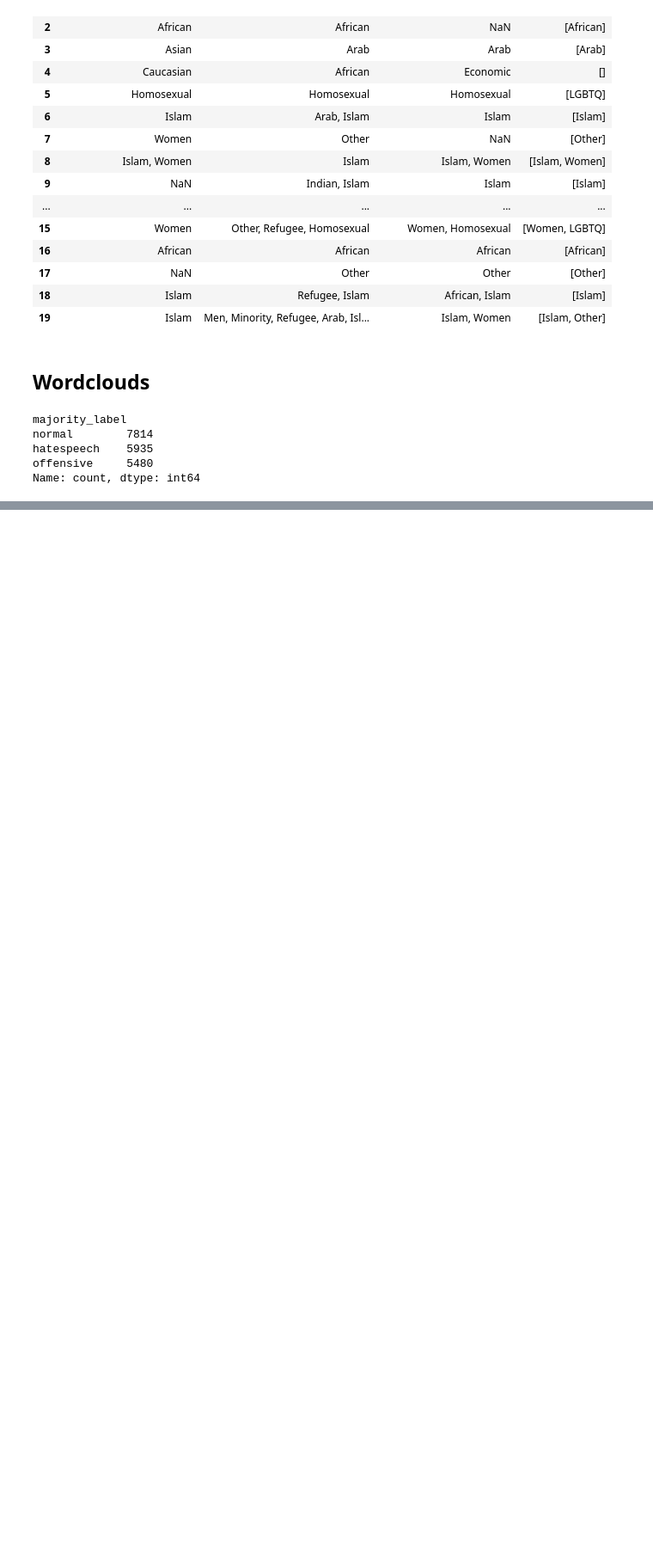
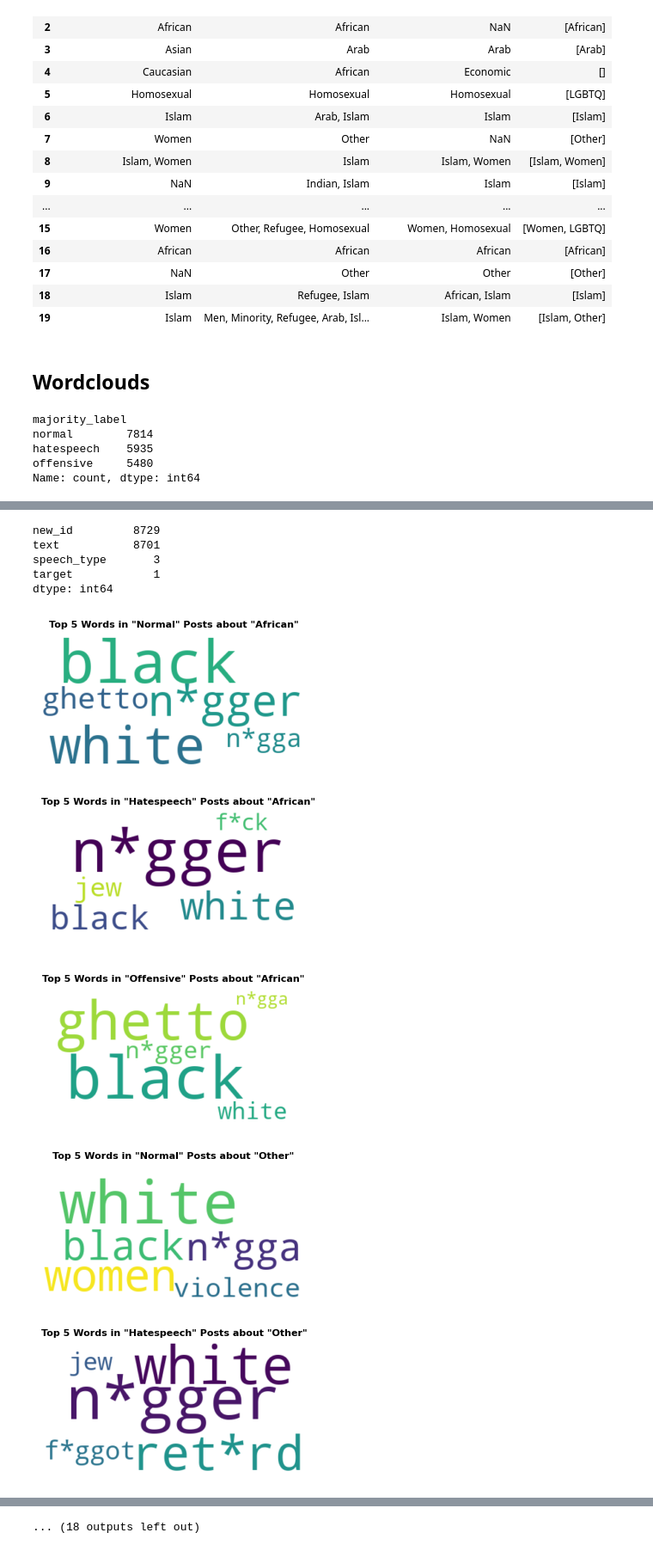
Before and after one commit to arielktran/HateSpeech, a Jupyter notebook: CSS206_project1_Ariel.ipynb, the cells around one changed output, grey strips where cells are left out. Shown at 86% size. Drawn from its saved outputs; the diff is of its cells as text; code cells hidden in the pictures; blank space fills up the shorter version.

Commit message:
stackedbarchart and wordfreq by target x speechtyp

```diff
--- a/CSS206_project1_Ariel.ipynb
+++ b/CSS206_project1_Ariel.ipynb
@@ -534,0 +580,11 @@ for i in ['normal', 'hatespeech', 'offensive']:
+# %%
+# if any value in majority col is ___, add that row into df____
+list_df_target = [df_african, df_other, df_islam, df_women, df_jewish, df_lgbtq, df_arab, df_caucasian, df_asian, df_hispanic]
+list_target = ['African', 'Other', 'Islam', 'Women', 'Jewish', 'LGBTQ', 'Arab', 'Caucasian', 'Asian', 'Hispanic']
+
+for df, my_target in zip(list_df_target, list_target):
+    print(my_target)
+    for row, index in zip(df_final['majority'], range(len(df_final))):
+        for target_str in row:
+            if target_str == my_target:
+                df.loc[len(df)] = [index, df_final['post_text'][index], df_final['majority_label'][index], my_target]
@@ -534,0 +602,12 @@ for i in ['normal', 'hatespeech', 'offensive']:
+# %%
+df_toptargets = pd.DataFrame({"new_id":[],
+                               "text":[],
+                               "speech_type":[],
+                               "target":[]})
+
+for my_target in list_target:
+    print(my_target)
+    for row, index in zip(df_final['majority'], range(len(df_final))):
+        for target_str in row:
+            if target_str == my_target:
+                df_toptargets.loc[len(df_toptargets)] = [index, df_final['post_text'][index], df_final['majority_label'][index], my_target]
@@ -534,0 +627,3 @@ for i in ['normal', 'hatespeech', 'offensive']:
+# %%
+for df, my_target in zip(list_df_target, list_target):
+    print(f"df_{my_target} - {df.shape[0]}")
@@ -534,0 +641,8 @@ for i in ['normal', 'hatespeech', 'offensive']:
+# %%
+df_other.nunique()
+# %% [output]
+new_id         8729
+text           8701
+speech_type       3
+target            1
+dtype: int64
@@ -534,0 +677,24 @@ for i in ['normal', 'hatespeech', 'offensive']:
+# %%
+for df, my_target in zip(list_df_target, list_target):
+    for i in ['normal', 'hatespeech', 'offensive']:
+        text = ' '.join(df['text'][df['speech_type']==i].astype(str).tolist())
+        text = censor(text)
+        text = re.sub(r'[^A-Za-z\s*]', '', text)
+        text = text.lower()
+        stopwords = set(STOPWORDS)
+        stopwords.update(["user", "will", "think", "now", "let", "u", "want", "people", "know", "number", "people", "say", "us", "one", "need", "make"])
+        text = ' '.join(word for word in text.split() if word not in stopwords)
+
+        my_max_words = 5
+        wordcloud = WordCloud(max_font_size=100, max_words=my_max_words, background_color="white",regexp=r"\w+\*?\w*").generate(text)
+        plt.figure(figsize=(5, 2))
+        plt.imshow(wordcloud, interpolation="bilinear")
+        plt.title(f'Top {my_max_words} Words in "{i.capitalize()}" Posts about "{my_target.capitalize()}"', weight="bold", fontsize = 8)
+        plt.axis("off")
+        plt.show()
+# %% [output]
+[figure, added]
+[figure, added]
+[figure, added]
+[figure, added]
+[figure, added]
@@ -534,0 +708 @@ for i in ['normal', 'hatespeech', 'offensive']:
+... (18 outputs left out)
```
Also changed, not shown: parts of 10 cells of this notebook, 3 other files.
